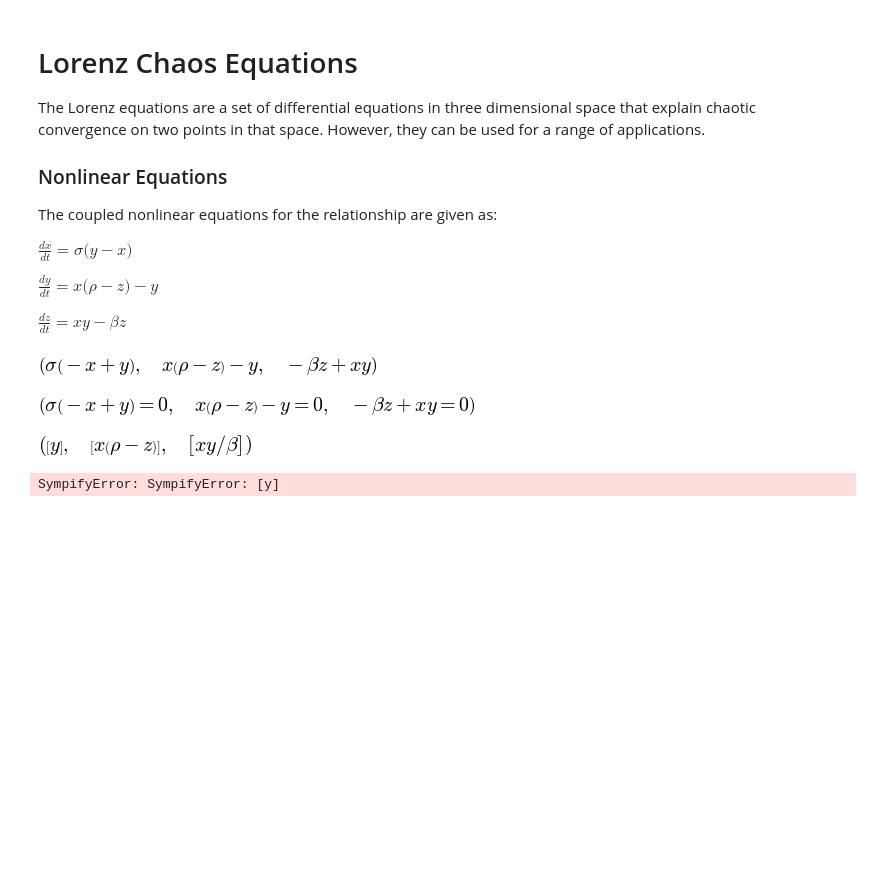
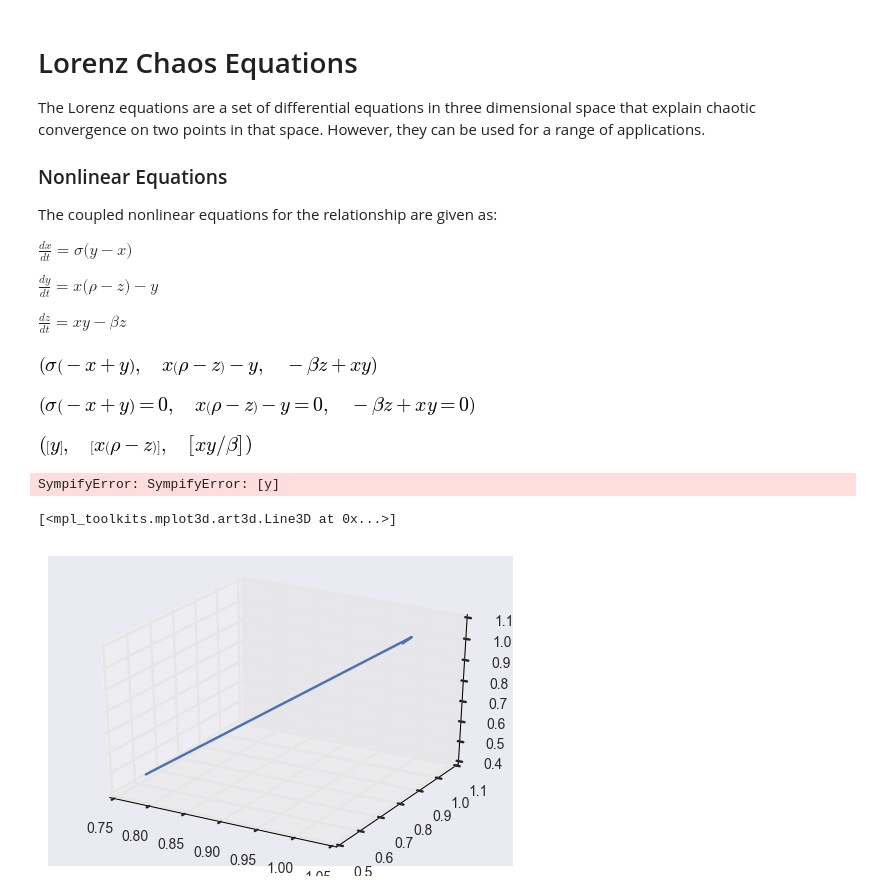
Before and after one commit to brickett/CBE40497, a Jupyter notebook: Lorentz.ipynb, the cells around one changed output. Saved outputs shown, nothing was run; the diff lists cells and outputs as text; code cells hidden in the pictures; blank space fills up the shorter version.

Commit message:
numerical integration and plotting

```diff
--- a/Lorentz.ipynb
+++ b/Lorentz.ipynb
@@ -67,3 +68,41 @@ ss_dict = sympy.solve((sympy.Eq(x, ss_dx_sol), sympy.Eq(y, ss_dy_sol), sympy.Eq(
 ss_dict
 # %% [output]
 SympifyError: SympifyError: [y]
+# %%
+#create functions for numerical evaluation
+dx_dt_num = sympy.utilities.lambdify([x, y, z, sigma], dx_dt)
+dy_dt_num = sympy.utilities.lambdify([x, y, z, rho], dy_dt)
+dz_dt_num = sympy.utilities.lambdify([x, y, z, beta], dz_dt)
+
+def lorenz_rhs(terms, t):
+    x, y, z = terms
+
+    #numerical derivatives
+    dx_dt_dot=dx_dt_num(x, y, z, sigma)
+    dy_dt_dot=dy_dt_num(x, y, z, rho)
+    dz_dt_dot=dz_dt_num(x, y, z, beta)
+
+    return np.array([dx_dt_dot, dy_dt_dot, dz_dt_dot])
+# %%
+#define parameters
+sigma = 10
+rho = 8/3
+beta = 28
+
+#initial condition
+xyz_0 = [1, 1, 1]
+
+#timestep
+dt = 0.01
+tf = 10000
+t = np.linspace(0, tf, tf/dt+1)
+
+x_y_z = odeint(lorenz_rhs, xyz_0, t)
+
+#plot
+fig = plt.figure()
+ax = fig.gca(projection='3d')
+ax.plot(x_y_z[1,:], x_y_z[2,:], x_y_z[3,:])
+# %% [output]
+[<mpl_toolkits.mplot3d.art3d.Line3D at 0x...>]
+[figure, added]
```
Also changed, not shown: parts of 1 cell of this notebook.
